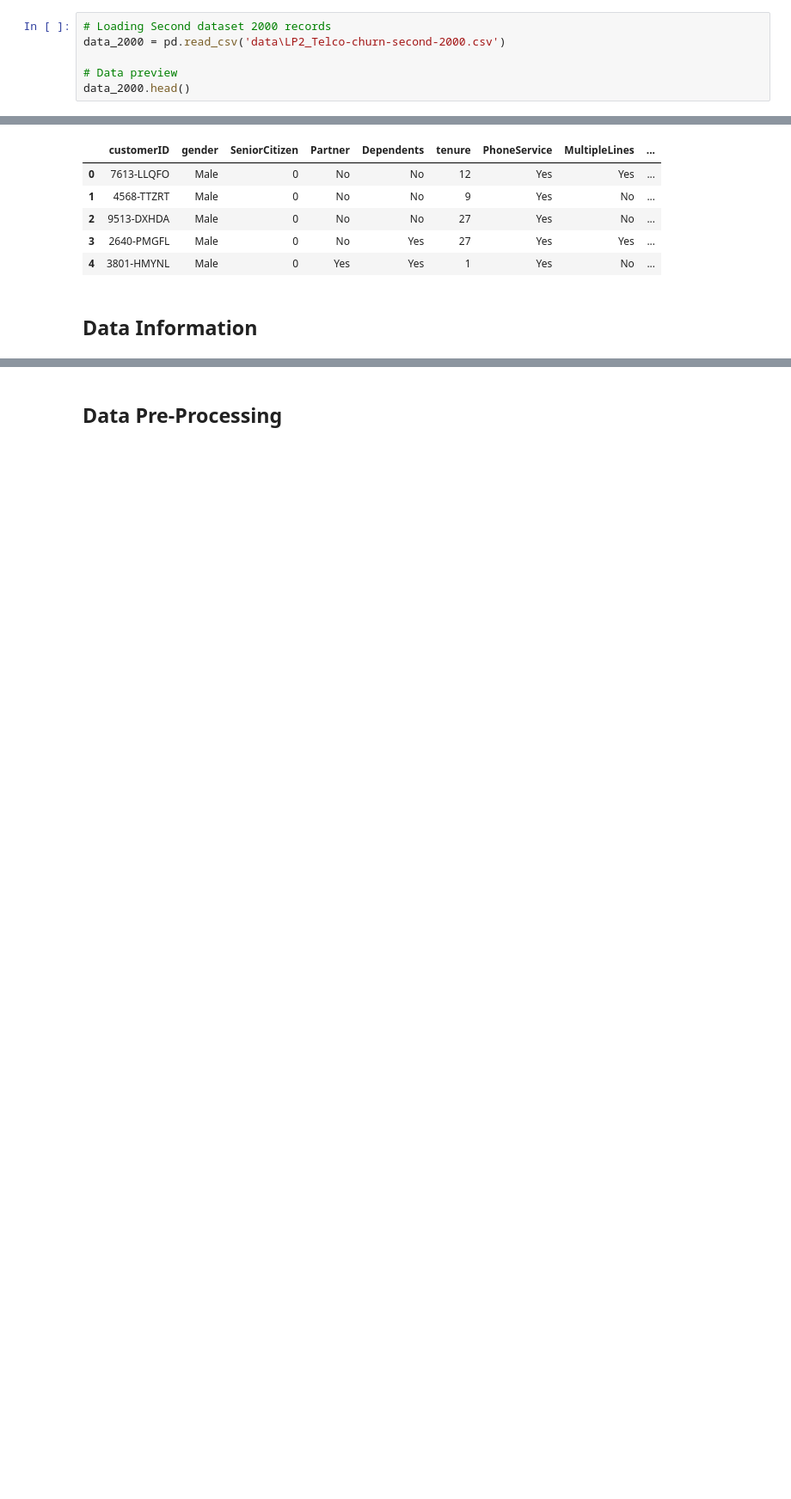
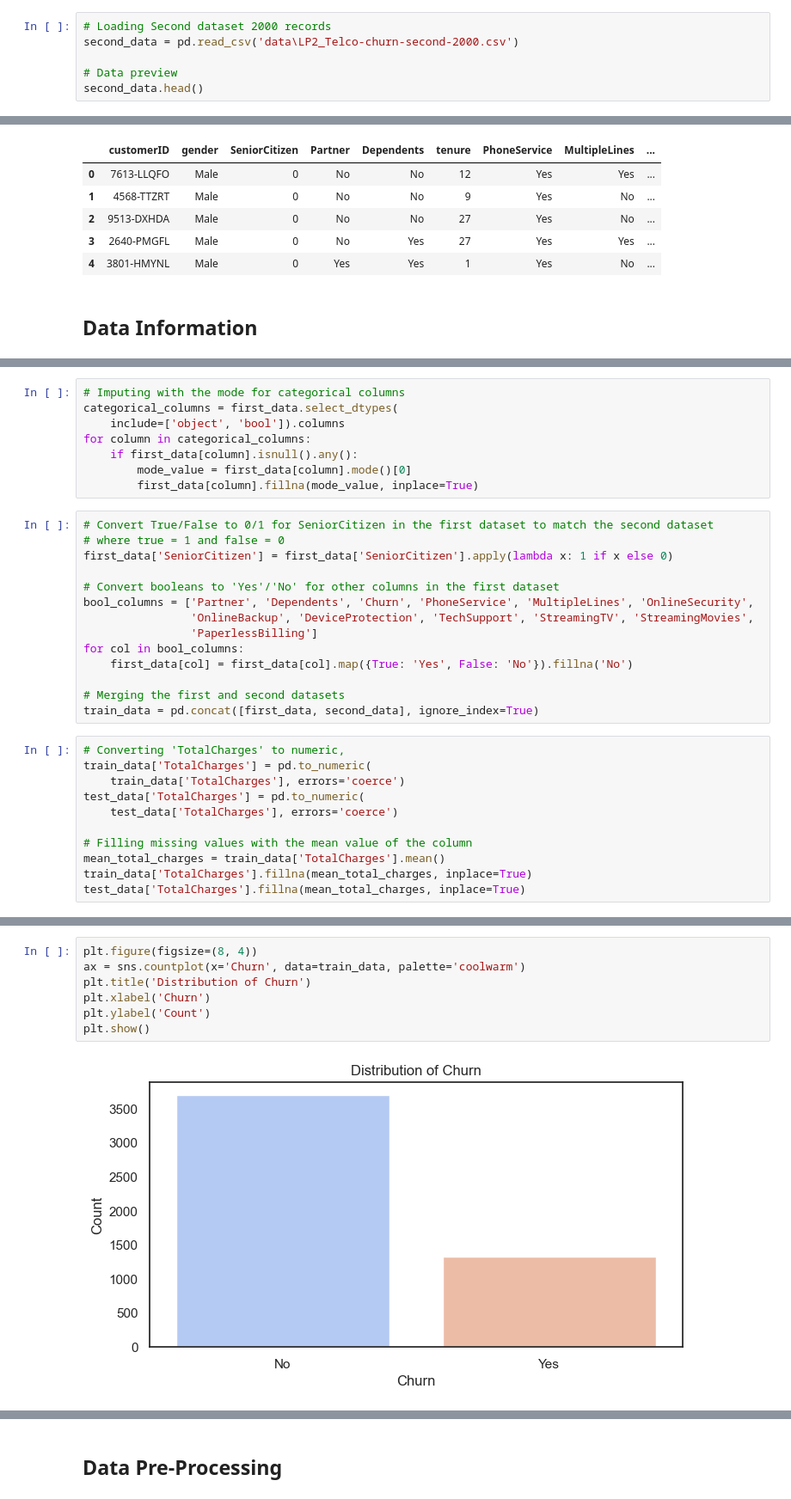
Before and after one commit to elishastanley/Churn-Prediction-Enhancing-Retention-with-Machine-Learning, a Jupyter notebook: Notebooks/main.ipynb, the cells around one changed output, grey strips where cells are left out. Shown at 86% size. Cells and saved outputs as stored; diff of their text form; blank space fills up the shorter version.

Commit message:
data cleaning

```diff
--- a/Notebooks/main.ipynb
+++ b/Notebooks/main.ipynb
@@ -56,10 +56,10 @@ data_3000.head()
 ### Loading from csv files
 # %%
 # Loading Second dataset 2000 records
-data_2000 = pd.read_csv('data\LP2_Telco-churn-second-2000.csv')
+second_data = pd.read_csv('data\LP2_Telco-churn-second-2000.csv')
 
 # Data preview
-data_2000.head()
+second_data.head()
 # %% [output]
 |  | customerID | gender | SeniorCitizen | Partner | Dependents | tenure | PhoneService | MultipleLines | ... |
 | 0 | 5600-PDUJF | Male | 0 | No | No | 6 | Yes | No | ... |
@@ -145,0 +169,33 @@ memory usage: 312.6+ KB
+# %%
+# Imputing with the mode for categorical columns
+categorical_columns = first_data.select_dtypes(
+    include=['object', 'bool']).columns
+for column in categorical_columns:
+    if first_data[column].isnull().any():
+        mode_value = first_data[column].mode()[0]
+        first_data[column].fillna(mode_value, inplace=True)
+# %%
+# Convert True/False to 0/1 for SeniorCitizen in the first dataset to match the second dataset
+# where true = 1 and false = 0
+first_data['SeniorCitizen'] = first_data['SeniorCitizen'].apply(lambda x: 1 if x else 0)
+
+# Convert booleans to 'Yes'/'No' for other columns in the first dataset
+bool_columns = ['Partner', 'Dependents', 'Churn', 'PhoneService', 'MultipleLines', 'OnlineSecurity',
+                'OnlineBackup', 'DeviceProtection', 'TechSupport', 'StreamingTV', 'StreamingMovies',
+                'PaperlessBilling']
+for col in bool_columns:
+    first_data[col] = first_data[col].map({True: 'Yes', False: 'No'}).fillna('No')
+
+# Merging the first and second datasets
+train_data = pd.concat([first_data, second_data], ignore_index=True)
+# %%
+# Converting 'TotalCharges' to numeric,
+train_data['TotalCharges'] = pd.to_numeric(
+    train_data['TotalCharges'], errors='coerce')
+test_data['TotalCharges'] = pd.to_numeric(
+    test_data['TotalCharges'], errors='coerce')
+
+# Filling missing values with the mean value of the column
+mean_total_charges = train_data['TotalCharges'].mean()
+train_data['TotalCharges'].fillna(mean_total_charges, inplace=True)
+test_data['TotalCharges'].fillna(mean_total_charges, inplace=True)
@@ -145,0 +258,9 @@ memory usage: 312.6+ KB
+# %%
+plt.figure(figsize=(8, 4))
+ax = sns.countplot(x='Churn', data=train_data, palette='coolwarm')
+plt.title('Distribution of Churn')
+plt.xlabel('Churn')
+plt.ylabel('Count')
+plt.show()
+# %% [output]
+[figure, added]
```
Also changed, not shown: parts of 34 cells of this notebook, 2 other files.
